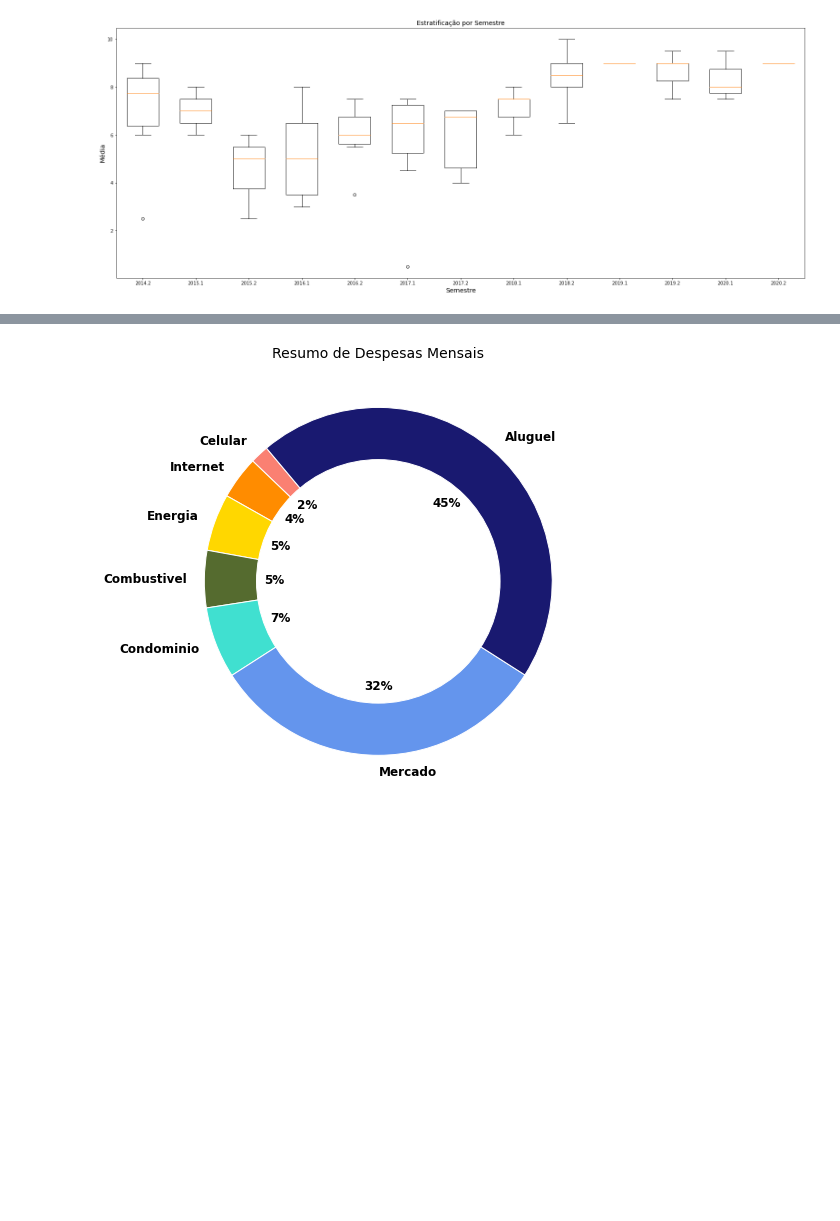
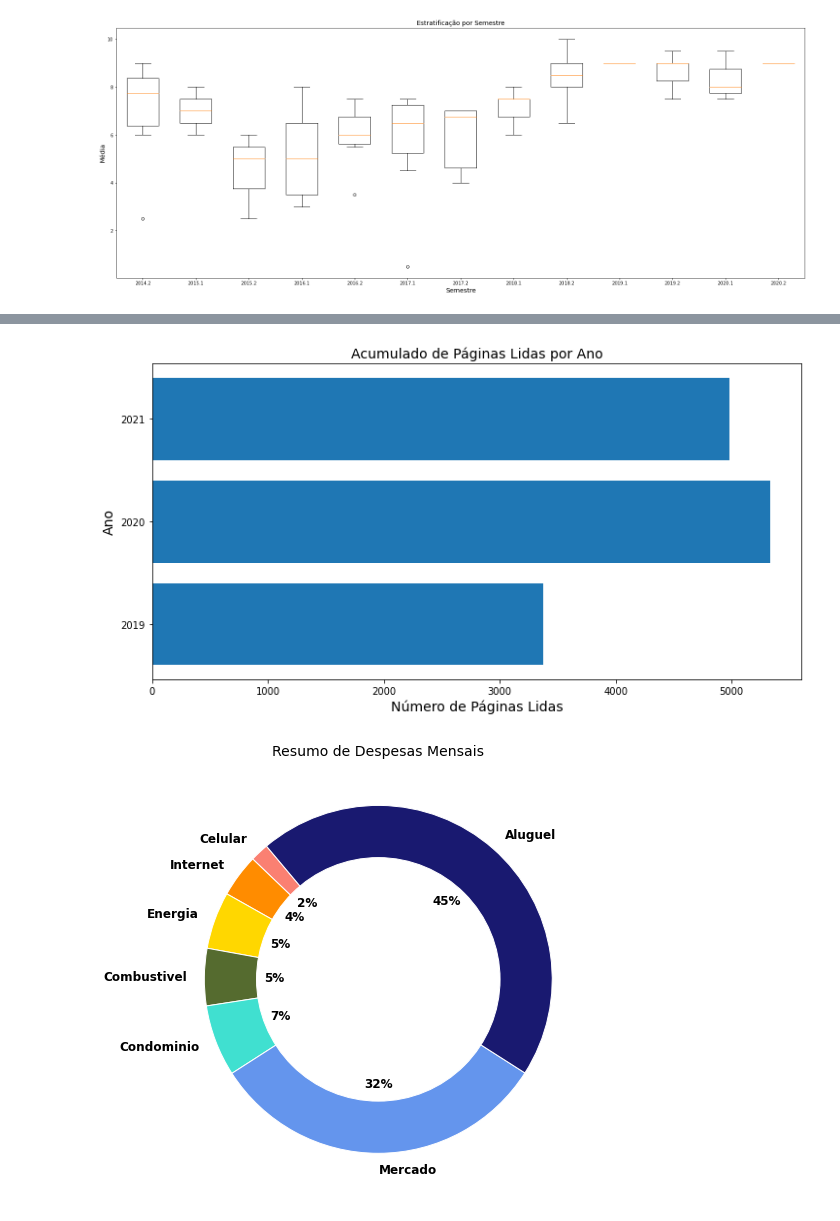
Before and after one commit to giacomocolonetti/giacomocolonetti, a Jupyter notebook: me.ipynb, the cells around one changed output, grey strips where cells are left out. Drawn from its saved outputs; the diff is of its cells as text; code cells hidden in the pictures; blank space fills up the shorter version.

```diff
--- a/me.ipynb
+++ b/me.ipynb
@@ -106,3 +116,18 @@ sns.heatmap(corr, xticklabels= corr.columns.values, yticklabels= corr.columns.va
+# %%
+books_df = pd.read_csv('https://raw.githubusercontent.com/giacomocolonetti/giacomocolonetti/main/livros.csv')
+books_df['Livro'] = books_df['Livro'].astype(str)
+books_df['Ano'] = books_df['Ano'].astype(str)
+books_df = books_df.groupby(['Ano']).sum()
+
+fig4, ax4 = plt.subplots()
+fig4.set_size_inches(12,6)
+ax4.barh(books_df.index, books_df['Paginas'])
+ax4.set_xlabel('Número de Páginas Lidas', fontdict= font1)
+ax4.set_ylabel('Ano', fontdict= font1)
+ax4.set_title('Acumulado de Páginas Lidas por Ano', fontdict= font1)
+plt.show()
+# %% [output]
+[figure, added]
 # %%
 expenses = {'Aluguel': 0.45152722443559096, 'Condominio': 0.06640106241699867, 'Internet': 0.0398406374501992, 'Energia': 0.05312084993359894, 'Celular': 0.017264276228419653, 'Mercado': 0.3187250996015936, 'Combustivel': 0.05312084993359894}
 expenses = dict(sorted(expenses.items(), key= lambda item: item[1]))
```
Also changed, not shown: parts of 4 cells of this notebook.
